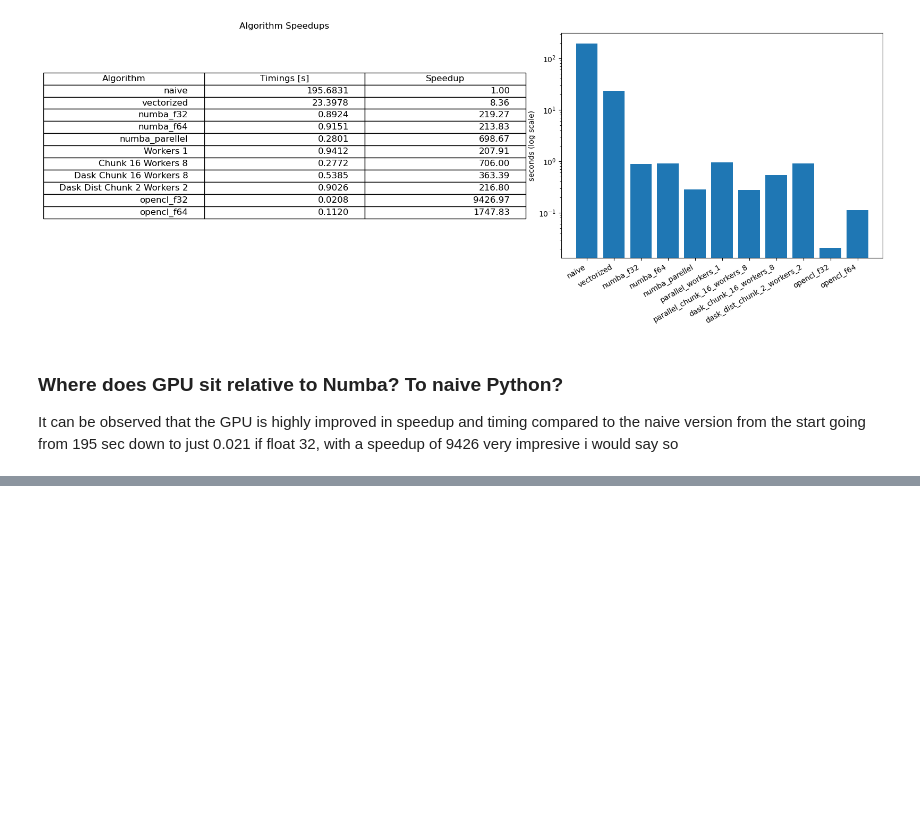
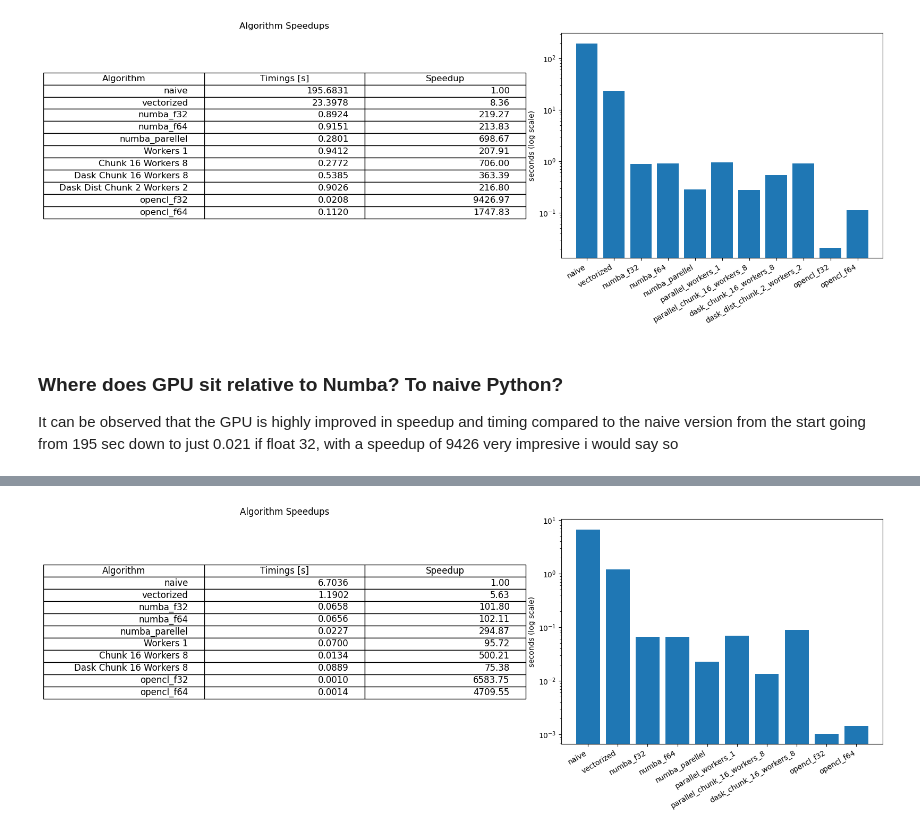
Before and after one commit to rachri7/mandelbrot-nsc, a Jupyter notebook: performance_notebook_3.ipynb, the cells around one changed output, grey strips where cells are left out. Cells and saved outputs as stored; diff of their text form; code cells hidden in the pictures; blank space fills up the shorter version.

Commit message:
Have created another table for 1024 ontop of existing 4096 res

```diff
--- a/performance_notebook_3.ipynb
+++ b/performance_notebook_3.ipynb
@@ -633,3 +674,102 @@ GPU 4096x4096: 112.0 ms
 # %% [markdown]
 ###  Where does GPU sit relative to Numba? To naive Python?
 It can be observed that the GPU is highly improved in speedup and timing compared to the naive version from the start going from 195 sec down to just 0.021 if float 32, with a speedup of 9426 very impresive i would say so
+# %%
+import matplotlib.pyplot as plt
+import numpy as np
+from mandelbrot_gpu import mandelbrot_opencl_f32,mandelbrot_opencl_f64
+from mandelbort import benchmark, compute_mandelbrot_numba,compute_mandelbrot_naive,compute_mandelbrot_vectorized
+from mandelbort import compute_mandelbrot_numba_parallel,mandelbrot_parallel,run_algorithms,mandelbrot_dask
+grid_res_times = 1024
+grid_res = [grid_res_times]
+
+n_runs = 3
+n_chunks_opt = n_chunks_opt_dask = 16
+n_workers_opt = n_workers_opt_dask = 8
+
+# you already have this from previous run
+performance_note_algorithms = {
+"naive": lambda res: compute_mandelbrot_naive(-2, 1, -1.5, 1.5, res),
+"vectorized": lambda res: compute_mandelbrot_vectorized(-2, 1, -1.5, 1.5, res),
+"numba_f32": lambda res: compute_mandelbrot_numba(-2, 1, -1.5, 1.5, res,np.float32),
+"numba_f64": lambda res: compute_mandelbrot_numba(-2, 1, -1.5, 1.5, res,np.float64),
+"numba_parellel": lambda res: compute_mandelbrot_numba_parallel(-2, 1, -1.5, 1.5, res),
+"parallel_workers_1": lambda res: mandelbrot_parallel(res, -2, 1, -1.5, 1.5,
+                                                    n_workers=1,n_runs=n_runs,
+                                                    meta_prefix="Numba parellel with workers = 1"),
+f"parallel_chunk_{n_chunks_opt}_workers_{n_workers_opt}": lambda res: mandelbrot_parallel(res, -2, 1, -1.5, 1.5,
+                                                    n_workers=n_workers_opt,n_runs=n_runs,n_chunks=n_chunks_opt,
+                                                    meta_prefix=f"Numba parellel {n_chunks_opt} with workers = {n_workers_opt}"),
+}
+performance_note_algorithms[f"dask_chunk_{n_chunks_opt_dask}_workers_{n_workers_opt_dask}"] = \
+    lambda res: mandelbrot_dask(
+        res, -2, 1, -1.5, 1.5,
+        n_chunks=n_chunks_opt_dask,
+        meta_prefix=f"dask Numba {n_chunks_opt_dask} x chunks with workers = {n_workers_opt_dask}"
+    )
+
+results, timings = run_algorithms(grid_res,performance_note_algorithms,n_runs=n_runs)
+
+timings[grid_res_times]["opencl_f32"] = mandelbrot_opencl_f32(N=grid_res_times)
+timings[grid_res_times]["opencl_f64"] = mandelbrot_opencl_f64(N=grid_res_times)
+
+naive_time = timings[grid_res_times]["naive"]
+
+speedups = {}
+for name, t in timings[grid_res_times].items():
+    speedups[name] = naive_time / t
+    # compute efficiency only for parallel runs
+
+# create figure
+fig, axes = plt.subplots(1, 2, figsize=(16, 6))
+
+# speedup table
+axes[0].axis("off")
+table_data = []
+for name in speedups.keys():
+    s = speedups[name]
+    t = timings[grid_res_times][name]
+    if "dask_dist" in name:
+        chunks = name.split("chunk_")[1].split("_")[0]
+        workers = name.split("workers_")[1]
+        name = f"Dask Dist Chunk {chunks} Workers {workers}"
+    if "dask_chunk" in name:
+        chunks = name.split("chunk_")[1].split("_")[0]
+        workers = name.split("workers_")[1]
+        name = f"Dask Chunk {chunks} Workers {workers}"
+    elif "_chunk_" in name:
+        chunks = name.split("chunk_")[1].split("_")[0]
+        workers = name.split("workers_")[1]
+        name = f"Chunk {chunks} Workers {workers}"
+    elif "_workers_" in name:
+        workers = name.split("workers_")[1]
+        name = f"Workers {workers}"
+    else:
+        name = name
+    table_data.append([
+        name,
+        f"{t:.4f}",
+        f"{s:.2f}",
+    ])
+    table = axes[0].table(
+        cellText=table_data,
+        colLabels=["Algorithm","Timings [s]", "Speedup"],
+        loc="center"
+    )
+table.auto_set_font_size(False)
+table.set_fontsize(12)
+table.scale(1.5, 1.5)
+axes[0].set_title("Algorithm Speedups")
+
+results = timings[grid_res_times]
+
+names, times = zip(*results.items())
+
+axes[1].bar(names, times)
+axes[1].set_yscale("log")
+axes[1].set_ylabel("seconds (log scale)")
+axes[1].set_xticks(range(len(names)))
+axes[1].set_xticklabels(names, rotation=30, ha="right")
+plt.tight_layout()
+plt.show()
+# %% [output]
@@ -635,0 +807 @@ It can be observed that the GPU is highly improved in speedup and timing compare
+[figure, added]
```
Also changed, not shown: parts of 6 cells of this notebook.
